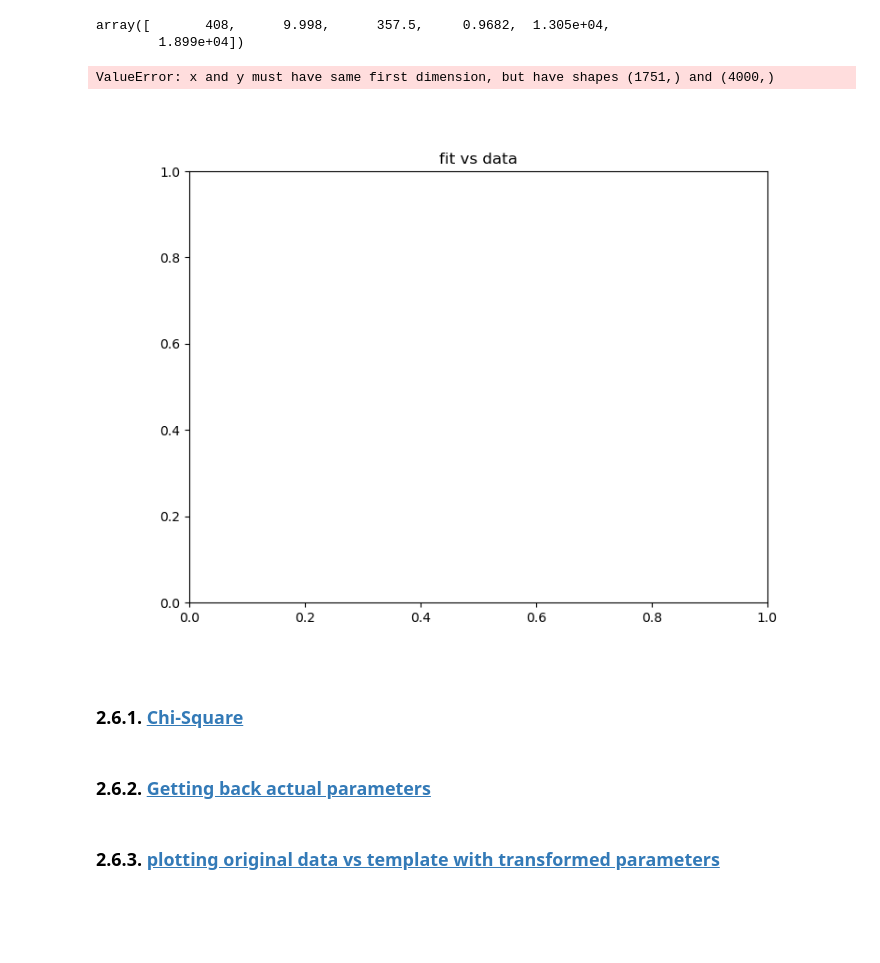
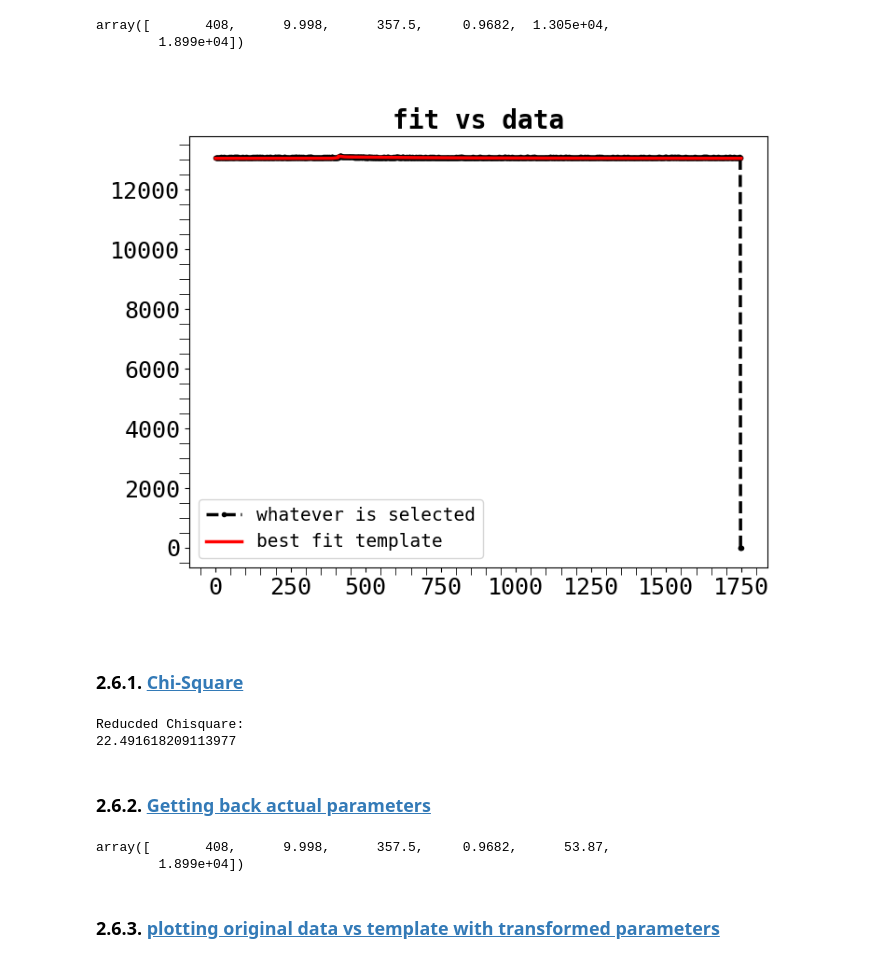
Before and after one commit to sarthchoudhary/ArGCAT, a Jupyter notebook: notebooks/find_template_parameters.ipynb, the cells around one changed output. Drawn from its saved outputs; the diff is of its cells as text; code cells hidden in the pictures; blank space fills up the shorter version.

```diff
--- a/notebooks/find_template_parameters.ipynb
+++ b/notebooks/find_template_parameters.ipynb
@@ -176,7 +185,7 @@ wfs_arr = wfs
 # og_wfs = wfs_arr[0].copy() # had success with [3] # [2] has multiple peaks
 og_wfs = wfs_arr.copy()
 # %%
-n_channel = 2
+n_channel = 0
 # %%
 tmin = 0
 tmax = min(og_wfs[n_channel].shape[0], 1750)
@@ -303,35 +313,35 @@ array([       408,      9.998,      357.5,     0.9682,  1.305e+04,
 # %%
 # pcov
 # %%
-x_values = x_values[:wfs[1].shape[0]]
+x_values = x_values[:wfs[1][fit_begin:fit_end+1].shape[0]]
 
 plt.close(3)
 plt.figure(3, figsize=(8,6))
 plt.title('fit vs data')
-plt.plot(x_values, wfs[2], '.--', color='black', alpha=1.0, label='whatever is selected')
+plt.plot(x_values, wfs[2][fit_begin:fit_end+1], '.--', color='black', alpha=1.0, label='whatever is selected')
+# plt.plot(x_values, wfs[2], '.--', color='black', alpha=1.0, label='whatever is selected')
 # plt.plot(x_values[fit_begin:fit_end+1], wfs[2][fit_begin:fit_end+1], '.--', color='C2', alpha=0.1, label='whatever is selected')
 # plt.plot(x_values[fit_begin:fit_end+1], wfs[2][fit_begin:fit_end+1]/auc, '.--', color='C2', alpha=0.1, label='whatever is selected')
 plt.plot(x_values[fit_begin:fit_end+1], simplesum(x_values[fit_begin:fit_end+1], *fittedparameters), \
         '-', color='red', alpha=1.0, label='best fit template');
 
 # plt.plot(x_values[fit_begin:fit_end+1], simplesum(x_values[fit_begin:fit_end+1], t0=400, sigma=10, tau=10, scale=0.9), \
 #          '.-', color='purple', label='neat');
 
 # plt.xlim(300, 800)
 # plt.xticks()
 plt.legend()
 plt.minorticks_on()
 ax = plt.gca()
 # ax.set_xticks(x_values[:50:], minor=True)
 ## ax.xaxis.set_minor_locator(plt.MaxNLocator(5))
 # ax.xaxis.set_minor_locator(AutoMinorLocator())
 # ax.xaxis.set_minor_formatter(FormatStrFormatter("%i"))
 # ax.tick_params(axis="x", which="both", rotation=90)
 # plt.xlim(200, 1000)
 plt.show()
 # %% [output]
-ValueError: x and y must have same first dimension, but have shapes (1751,) and (4000,)
-[figure, old version]
+[figure, new version]
 # %% [markdown]
 ### 2.6.1. <a id='toc2_6_1_'></a>[Chi-Square](#toc0_)
 # %%
@@ -351,6 +361,9 @@ print( colored(red_chisq(wfs[2][fit_begin:fit_end+1], \
           )
 , 'cyan', attrs= ['bold'])
 )
+# %% [output]
+Reducded Chisquare:
+22.491618209113977
 # %% [markdown]
 ### 2.6.2. <a id='toc2_6_2_'></a>[Getting back actual parameters](#toc0_)
 # %%
@@ -361,6 +374,9 @@ def reverse_transform_param(fittedparameters:np.ndarray, shift_values:dict, n_ch
 fittedparameters_transformed  = reverse_transform_param(fittedparameters, shift_values, n_channel)
 # %%
 fittedparameters_transformed
+# %% [output]
+array([       408,      9.998,      357.5,     0.9682,      53.87,
+        1.899e+04])
 # %% [markdown]
 ### 2.6.3. <a id='toc2_6_3_'></a>[plotting original data vs template with transformed parameters](#toc0_)
 # %%
```
Also changed, not shown: parts of 35 cells of this notebook.
